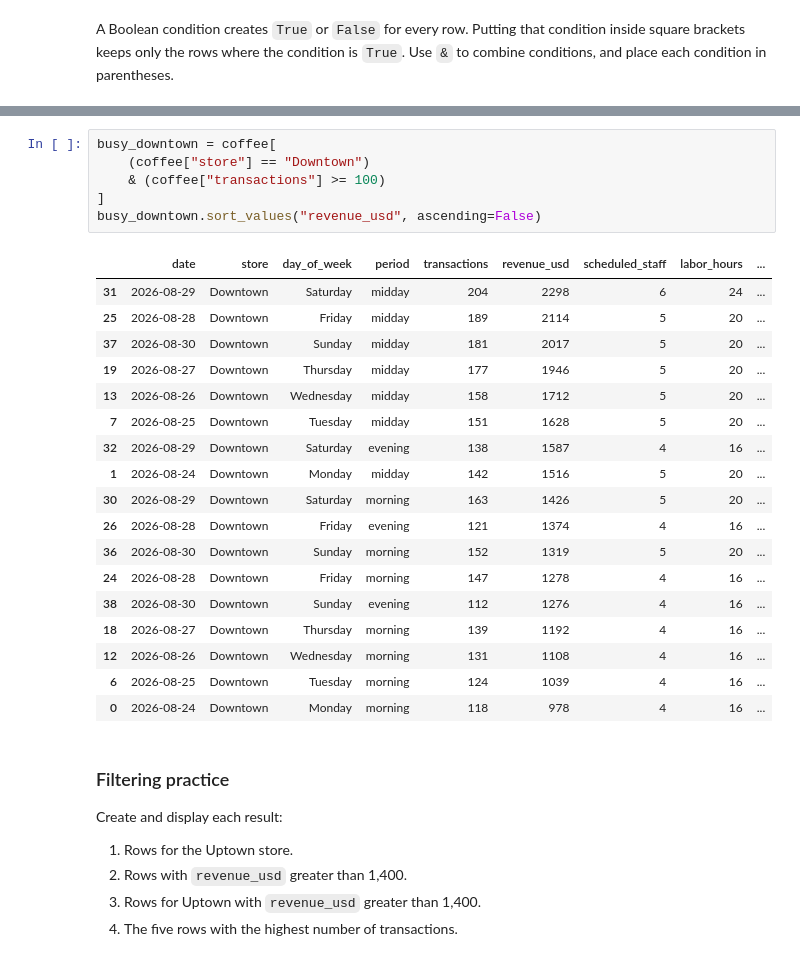
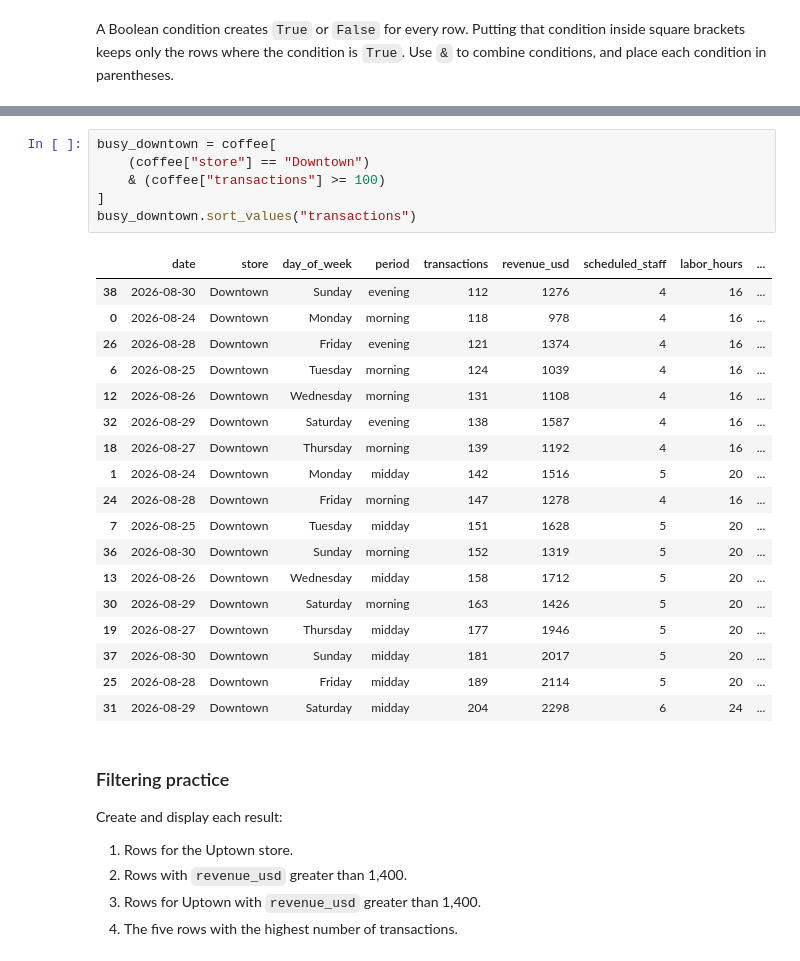
Before and after one commit to jfkoehler/bootcamp_fa_26, a Jupyter notebook: class03.ipynb, the cells around one changed output, grey strips where cells are left out. Saved outputs shown, nothing was run; the diff lists cells and outputs as text.

```diff
--- a/class03.ipynb
+++ b/class03.ipynb
@@ -504,28 +576,28 @@ downtown.head()
 # %%
 busy_downtown = coffee[
     (coffee["store"] == "Downtown")
     & (coffee["transactions"] >= 100)
 ]
-busy_downtown.sort_values("revenue_usd", ascending=False)
+busy_downtown.sort_values("transactions")
 # %% [output]
 |  | date | store | day_of_week | period | transactions | revenue_usd | scheduled_staff | labor_hours | ... |
+| 38 | 2026-08-30 | Downtown | Sunday | evening | 112 | 1276 | 4 | 16 | ... |
+| 0 | 2026-08-24 | Downtown | Monday | morning | 118 | 978 | 4 | 16 | ... |
+| 26 | 2026-08-28 | Downtown | Friday | evening | 121 | 1374 | 4 | 16 | ... |
+| 6 | 2026-08-25 | Downtown | Tuesday | morning | 124 | 1039 | 4 | 16 | ... |
+| 12 | 2026-08-26 | Downtown | Wednesday | morning | 131 | 1108 | 4 | 16 | ... |
+| 32 | 2026-08-29 | Downtown | Saturday | evening | 138 | 1587 | 4 | 16 | ... |
+| 18 | 2026-08-27 | Downtown | Thursday | morning | 139 | 1192 | 4 | 16 | ... |
+| 1 | 2026-08-24 | Downtown | Monday | midday | 142 | 1516 | 5 | 20 | ... |
+| 24 | 2026-08-28 | Downtown | Friday | morning | 147 | 1278 | 4 | 16 | ... |
+| 7 | 2026-08-25 | Downtown | Tuesday | midday | 151 | 1628 | 5 | 20 | ... |
+| 36 | 2026-08-30 | Downtown | Sunday | morning | 152 | 1319 | 5 | 20 | ... |
+| 13 | 2026-08-26 | Downtown | Wednesday | midday | 158 | 1712 | 5 | 20 | ... |
+| 30 | 2026-08-29 | Downtown | Saturday | morning | 163 | 1426 | 5 | 20 | ... |
+| 19 | 2026-08-27 | Downtown | Thursday | midday | 177 | 1946 | 5 | 20 | ... |
+| 37 | 2026-08-30 | Downtown | Sunday | midday | 181 | 2017 | 5 | 20 | ... |
+| 25 | 2026-08-28 | Downtown | Friday | midday | 189 | 2114 | 5 | 20 | ... |
 | 31 | 2026-08-29 | Downtown | Saturday | midday | 204 | 2298 | 6 | 24 | ... |
-| 25 | 2026-08-28 | Downtown | Friday | midday | 189 | 2114 | 5 | 20 | ... |
-| 37 | 2026-08-30 | Downtown | Sunday | midday | 181 | 2017 | 5 | 20 | ... |
-| 19 | 2026-08-27 | Downtown | Thursday | midday | 177 | 1946 | 5 | 20 | ... |
-| 13 | 2026-08-26 | Downtown | Wednesday | midday | 158 | 1712 | 5 | 20 | ... |
-| 7 | 2026-08-25 | Downtown | Tuesday | midday | 151 | 1628 | 5 | 20 | ... |
-| 32 | 2026-08-29 | Downtown | Saturday | evening | 138 | 1587 | 4 | 16 | ... |
-| 1 | 2026-08-24 | Downtown | Monday | midday | 142 | 1516 | 5 | 20 | ... |
-| 30 | 2026-08-29 | Downtown | Saturday | morning | 163 | 1426 | 5 | 20 | ... |
-| 26 | 2026-08-28 | Downtown | Friday | evening | 121 | 1374 | 4 | 16 | ... |
-| 36 | 2026-08-30 | Downtown | Sunday | morning | 152 | 1319 | 5 | 20 | ... |
-| 24 | 2026-08-28 | Downtown | Friday | morning | 147 | 1278 | 4 | 16 | ... |
-| 38 | 2026-08-30 | Downtown | Sunday | evening | 112 | 1276 | 4 | 16 | ... |
-| 18 | 2026-08-27 | Downtown | Thursday | morning | 139 | 1192 | 4 | 16 | ... |
-| 12 | 2026-08-26 | Downtown | Wednesday | morning | 131 | 1108 | 4 | 16 | ... |
-| 6 | 2026-08-25 | Downtown | Tuesday | morning | 124 | 1039 | 4 | 16 | ... |
-| 0 | 2026-08-24 | Downtown | Monday | morning | 118 | 978 | 4 | 16 | ... |
 # %% [markdown]
 ### Filtering practice
 
```
Also changed, not shown: parts of 13 cells of this notebook, 6 other files.
